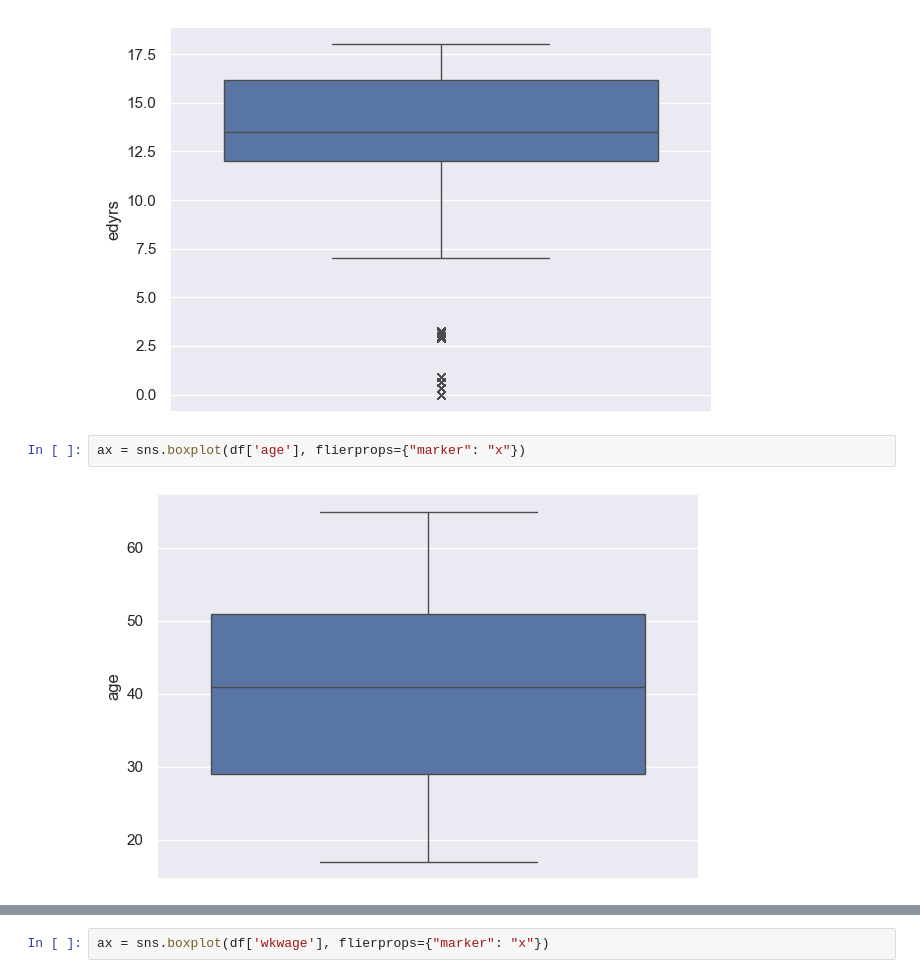
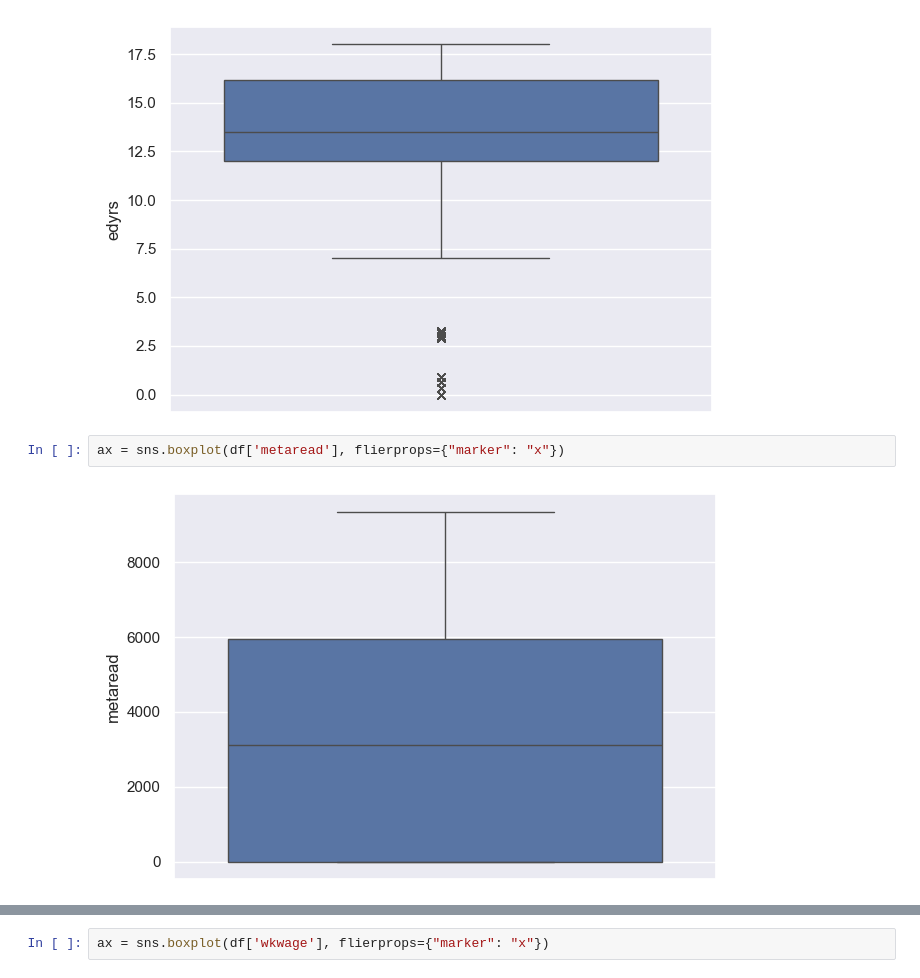
Before and after one commit to Somewhat-Coder/Microwages-ML, a Jupyter notebook: main.ipynb, the cells around one changed output, grey strips where cells are left out. Saved outputs shown, nothing was run; the diff lists cells and outputs as text.

```diff
--- a/main.ipynb
+++ b/main.ipynb
@@ -69,9 +69,9 @@ ax = sns.boxplot(df['edyrs'], flierprops={"marker": "x"})
 # %% [output]
 [figure]
 # %%
-ax = sns.boxplot(df['age'], flierprops={"marker": "x"})
+ax = sns.boxplot(df['metaread'], flierprops={"marker": "x"})
 # %% [output]
-[figure, old version]
+[figure, new version]
 # %%
 ax = sns.boxplot(df['expyrs'], flierprops={"marker": "x"})
 # %% [output]
```
Also changed, not shown: parts of 14 cells of this notebook, 1 other file.
